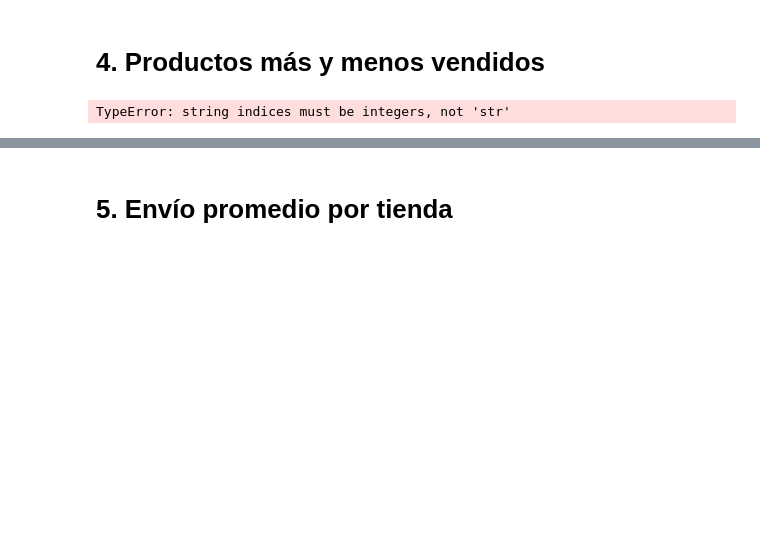
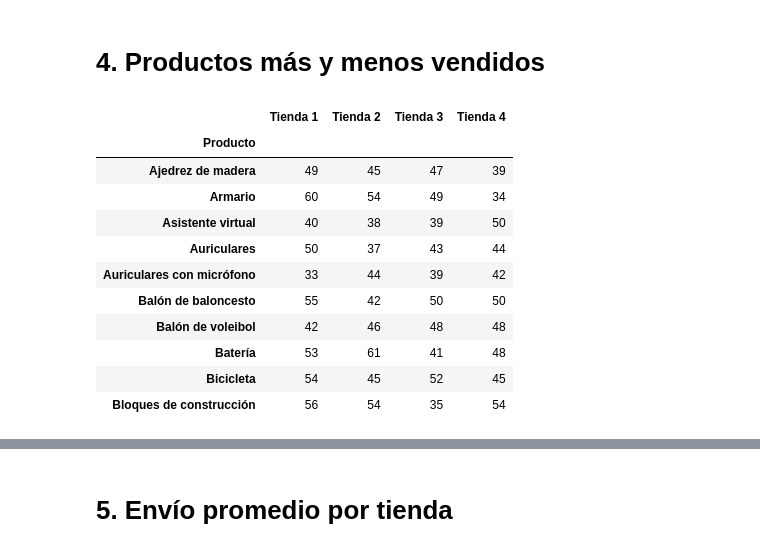
Before and after one commit to BARS182002/Alura_Store, a Jupyter notebook: AluraStoreBARS.ipynb, the cells around one changed output, grey strips where cells are left out. Cells and saved outputs as stored; diff of their text form; code cells hidden in the pictures; blank space fills up the shorter version.

```diff
--- a/AluraStoreBARS.ipynb
+++ b/AluraStoreBARS.ipynb
@@ -160,31 +160,46 @@ Tienda 1: 3.98
 # %%
 #Ahora hagamos el análisis para los productos más y menos vendidos
 #Usaremos una estructura similar a las categorías
-productos_T1 = tienda["Producto"].value_counts()
-productos_T2 = tienda2["Producto"].value_counts()
-productos_T3 = tienda3["Producto"].value_counts()
-productos_T4 = tienda4["Producto"].value_counts()
+productos_T1 = tienda['Producto'].value_counts()
+productos_T2 = tienda2['Producto'].value_counts()
+productos_T3 = tienda3['Producto'].value_counts()
+productos_T4 = tienda4['Producto'].value_counts()
 #Ordenamos los productos por los más vendidos
 sort_ventas_T1 = productos_T1.sort_values(ascending=False)
 sort_ventas_T2 = productos_T2.sort_values(ascending=False)
 sort_ventas_T3 = productos_T3.sort_values(ascending=False)
 sort_ventas_T4 = productos_T4.sort_values(ascending=False)
 #Mostramos los productos más y menos vendidos por tienda con ayuda de pandas
 productos_vt = {
     'Tienda 1': sort_ventas_T1,
     'Tienda 2': sort_ventas_T2,
     'Tienda 3': sort_ventas_T3,
     'Tienda 4': sort_ventas_T4
 }
-df=pd.DataFrame(productos_vt)
-df.head(10)
 
+# Create a DataFrame from the dictionary of Series
+df = pd.DataFrame(productos_vt)
+
+# Find the most and least sold products and their quantities
 max_y_min = pd.DataFrame({
     'Producto más vendido': df.idxmax(),
     'Cantidad del más vendido': df.max(),
     'Producto menos vendido': df.idxmin(),
     'Cantidad del menos vendido': df.min()
 })
-max_y_min.head(10)
+
+display(df.head(10))
+display(max_y_min.head(10))
 # %% [output]
-TypeError: string indices must be integers, not 'str'
+|  | Tienda 1 | Tienda 2 | Tienda 3 | Tienda 4 |
+| Producto |  |  |  |  |
+| Ajedrez de madera | 49 | 45 | 47 | 39 |
+| Armario | 60 | 54 | 49 | 34 |
+| Asistente virtual | 40 | 38 | 39 | 50 |
+| Auriculares | 50 | 37 | 43 | 44 |
+| Auriculares con micrófono | 33 | 44 | 39 | 42 |
+| Balón de baloncesto | 55 | 42 | 50 | 50 |
+| Balón de voleibol | 42 | 46 | 48 | 48 |
+| Batería | 53 | 61 | 41 | 48 |
+| Bicicleta | 54 | 45 | 52 | 45 |
+| Bloques de construcción | 56 | 54 | 35 | 54 |
```
Also changed, not shown: parts of 2 cells of this notebook.
